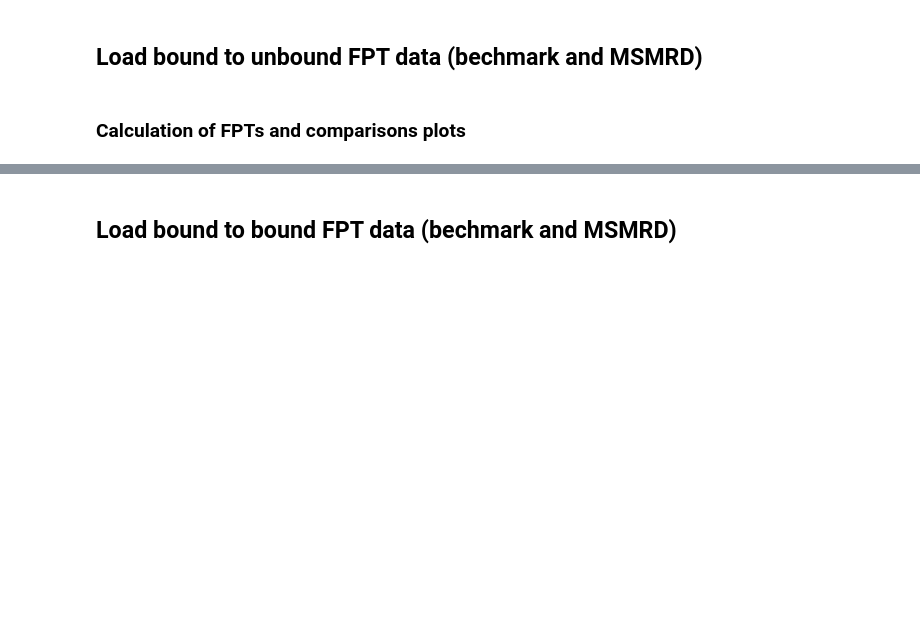
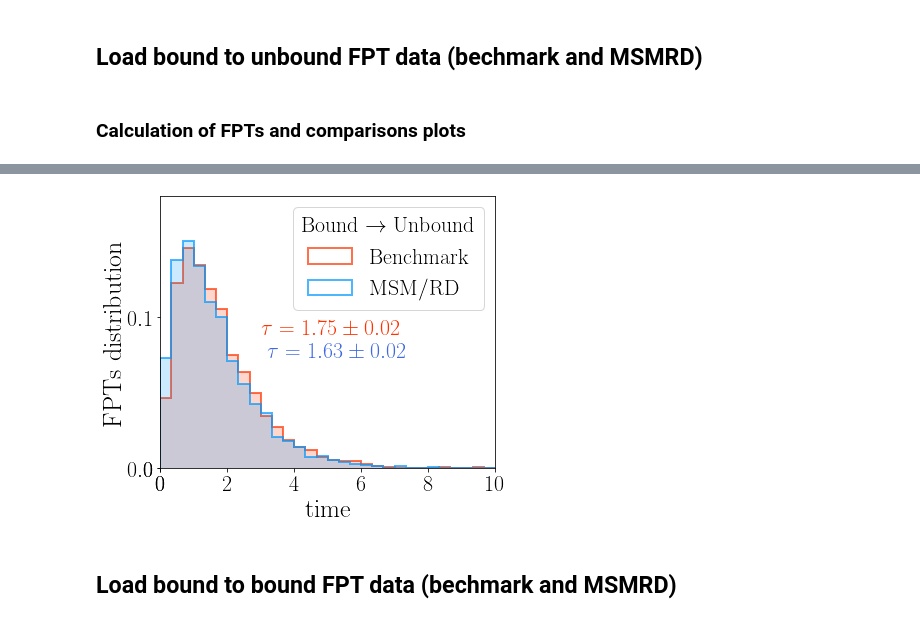
Before and after one commit to maojrs/msmrd, a Jupyter notebook: examples/benchmark/plotPatchyProteinFPTs.ipynb, the cells around one changed output, grey strips where cells are left out. Cells and saved outputs as stored; diff of their text form; code cells hidden in the pictures; blank space fills up the shorter version.

```diff
--- a/examples/benchmark/plotPatchyProteinFPTs.ipynb
+++ b/examples/benchmark/plotPatchyProteinFPTs.ipynb
@@ -180,34 +207,36 @@ plt.rcParams['xtick.labelsize']=fsize
 plt.rcParams['ytick.labelsize']=fsize
 #hbins = np.arange(0, 15, 0.5)
 hbins = np.arange(0, 10, 0.33333333)
 #hbins = np.arange(0, 20, 0.66666666)
 
 # Set outer common axes titles
 ax0 = fig.add_subplot(111, frameon=False)
 ax0.set_xlabel(r'$\mathrm{time}$', fontsize=fsize + 4)
 ax0.set_ylabel(r'$\mathrm{FPTs \ distribution}$', labelpad=17, fontsize=fsize + 4)
 ax0.set_xticks([0])
 ax0.set_yticks([0])
 
 # Plot A to unbound histogram
 ax1.hist(fpts2unbound, bins = hbins, alpha=a1, color=c1, weights = weights2);
 ax1.hist(fpts2unbound, bins = hbins, alpha=a2, edgecolor=c1, lw=2, histtype='step',
          facecolor='None', weights = weights2, label = r'$\mathrm{Benchmark}$');
 ax1.hist(MSMRDfpts2unbound, bins = hbins, alpha=a1, color=c2, weights = weightsMSMRD2);
 ax1.hist(MSMRDfpts2unbound, bins = hbins, alpha=a2, edgecolor=c2, lw=2, histtype='step',
          facecolor='None', weights = weightsMSMRD2, label =r'$\mathrm{MSM/RD}$');
 ax1.legend(fontsize=fsize, title=r'$ \mathrm{Bound} \rightarrow \mathrm{Unbound}$', title_fontsize = fsize, fancybox=True)
 ax1.text(3.0, 0.09, r'$\tau = {:.2f} \pm {:.2f}$'.format(mfpt2unbound, fpt2unboundstd), fontsize=fsize, color=c1)
 ax1.text(3.2, 0.075, r'$\tau = {:.2f} \pm {:.2f}$'.format(MSMRDmfpt2unbound, MSMRDfpt2unboundstd),
-         fontsize=fsize, color=c2)
+         fontsize=fsize, color=c2alt)
 #ax1.set_xlim([0,15])
 #ax1.set_ylim([0,0.2])
 ax1.set_xlim([0,10])
 ax1.set_ylim([0,0.18])
 ax1.set_yticks(np.arange(0, 0.2, step=0.1));
 
 
 #plt.savefig('toUnbound_patchyProtein_FPTs.pdf', bbox_inches='tight')
+# %% [output]
+[figure, added]
 # %% [markdown]
 ## Load bound to bound FPT data (bechmark and MSMRD)
 # %%
```
Also changed, not shown: parts of 13 cells of this notebook, 8 other files.
